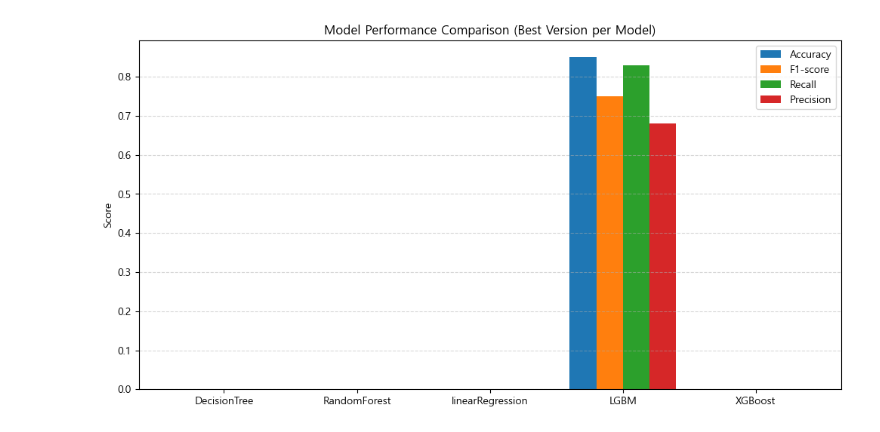
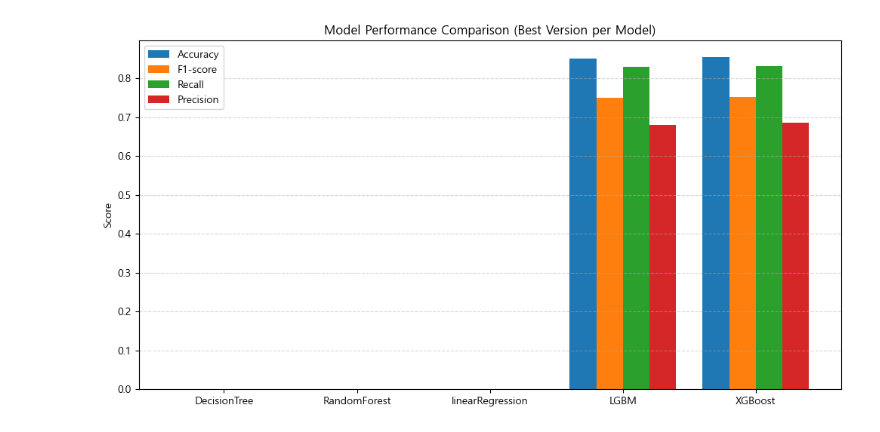
Before and after one commit to SKNETWORKS-FAMILY-AICAMP/SKN21-2nd-4Team, a Jupyter notebook: notebooks/model_compair.ipynb, the cells around one changed output. Drawn from its saved outputs; the diff is of its cells as text; code cells hidden in the pictures.

```diff
--- a/notebooks/model_compair.ipynb
+++ b/notebooks/model_compair.ipynb
@@ -4,30 +1,32 @@ import numpy as np
 # %%
+import matplotlib.pyplot as plt
+import numpy as np
 
 # 모델 이름
 models = ["DecisionTree", "RandomForest", "linearRegression", "LGBM", "XGBoost"]
 
 # 성능 지표
-accuracy = [0,0 ,0 , 0.85,0]
-f1 = [0,0 ,0 ,0.75,0]
-recall = [0,0 , 0, 0.83,0]
-precision = [0, 0,0 , 0.68,0]
+accuracy = [0,0 ,0 , 0.85,0.8540601930721181]
+f1 = [0,0 ,0 ,0.75,0.7512100677637947]
+recall = [0,0 , 0, 0.83,0.8308351177730193]
+precision = [0, 0,0 , 0.68,0.6855123674911661]
 
 x = np.arange(len(models))
 width = 0.2
 
 plt.figure(figsize=(12, 6))
 
 plt.bar(x - width*1.5, accuracy, width, label='Accuracy')
 plt.bar(x - width*0.5, f1, width, label='F1-score')
 plt.bar(x + width*0.5, recall, width, label='Recall')
 plt.bar(x + width*1.5, precision, width, label='Precision')
 
 plt.xticks(x, models)
 plt.ylabel("Score")
 plt.title("Model Performance Comparison (Best Version per Model)")
 plt.legend()
 plt.grid(axis='y', linestyle='--', alpha=0.5)
 
 plt.show()
 # %% [output]
-[figure, old version]
+[figure, new version]
```
Also changed, not shown: parts of 1 cell of this notebook.
